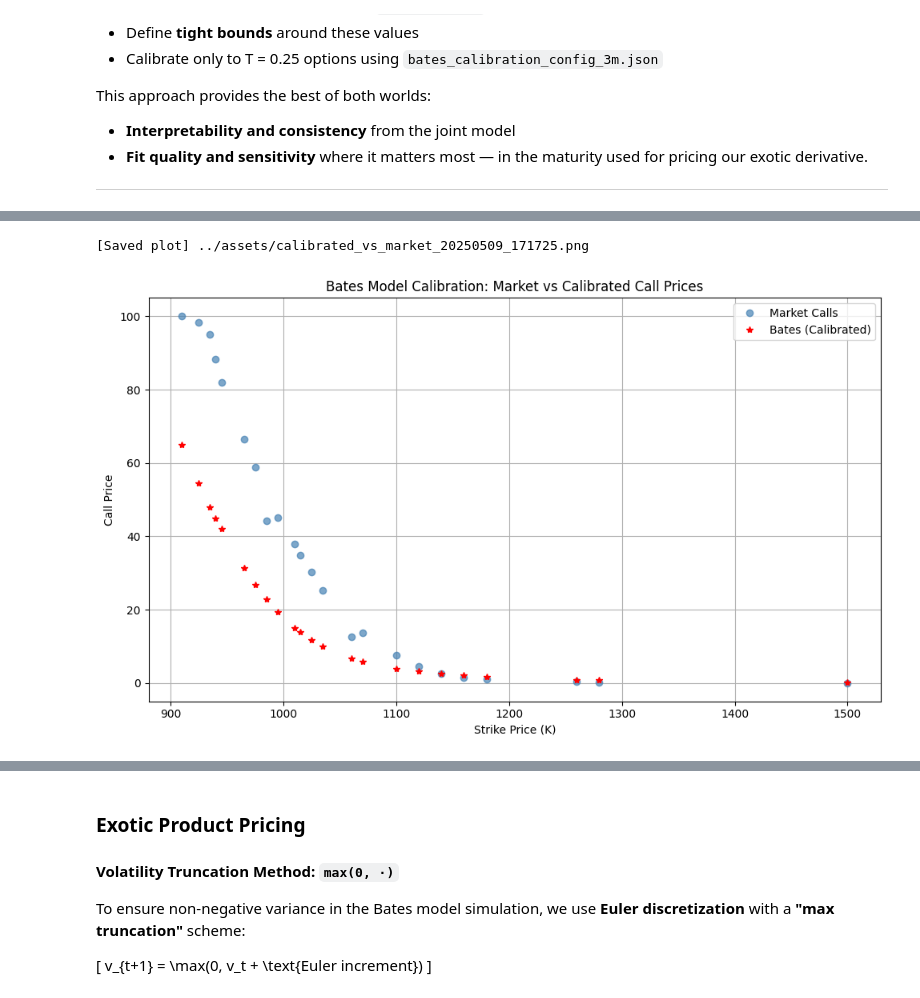
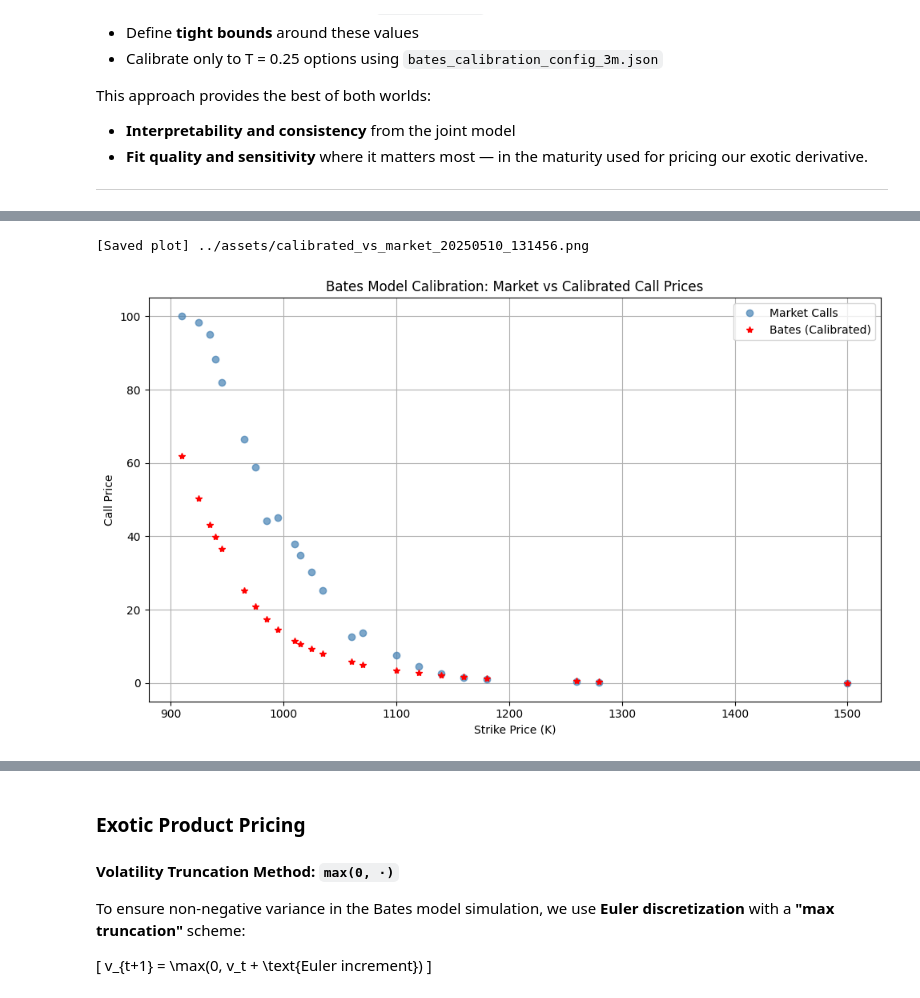
Before and after one commit to ashutoshjha3103/exotic_option_pricing_fe2025, a Jupyter notebook: code/structured_product_design_and_hedge2.ipynb, the cells around one changed output, grey strips where cells are left out. Saved outputs shown, nothing was run; the diff lists cells and outputs as text; code cells hidden in the pictures.

```diff
--- a/code/structured_product_design_and_hedge2.ipynb
+++ b/code/structured_product_design_and_hedge2.ipynb
@@ -649,6 +649,6 @@ Final loss: 1495.407214141503
 # %%
-calibrator.plot_calibrated_vs_market(options_3m)
+calibrator_3m.plot_calibrated_vs_market(options_3m)
 # %% [output]
-[Saved plot] ../assets/calibrated_vs_market_20250509_171725.png
+[Saved plot] ../assets/calibrated_vs_market_20250510_131456.png
-[figure, old version]
+[figure, new version]
 # %%
```
Also changed, not shown: parts of 4 cells of this notebook, 1 other file.
